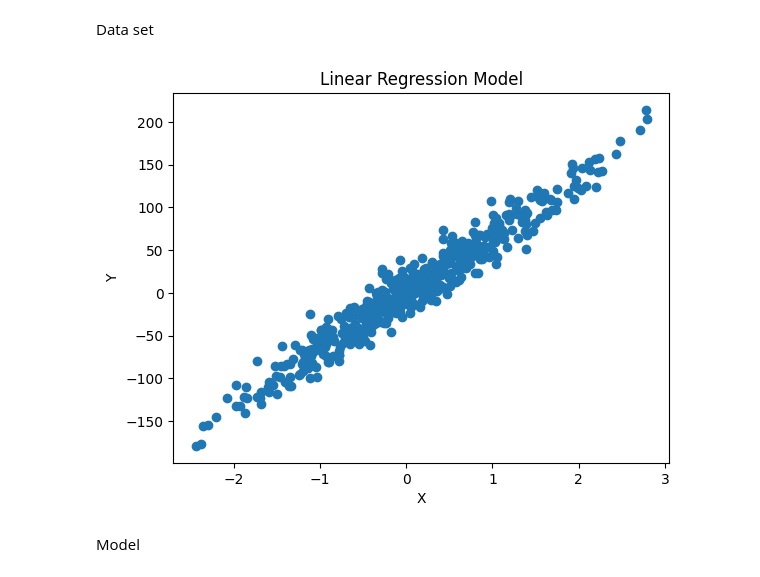
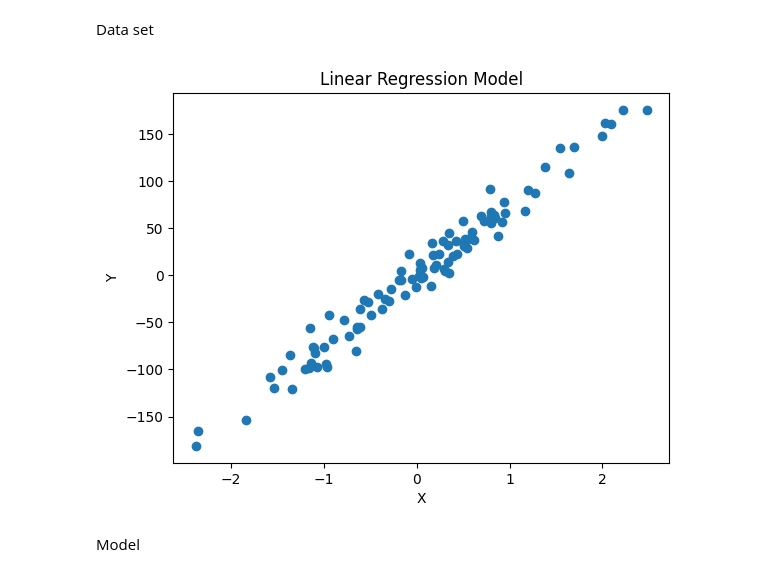
Before and after one commit to OgrodowskiJedrzej/Statistics, a Jupyter notebook: ML-algorithms/LinearRegression.ipynb, the cells around one changed output. Drawn from its saved outputs; the diff is of its cells as text; code cells hidden in the pictures.

```diff
--- a/ML-algorithms/LinearRegression.ipynb
+++ b/ML-algorithms/LinearRegression.ipynb
@@ -10,16 +10,16 @@ from sklearn.metrics import root_mean_squared_error
 # %% [markdown]
 Data set
 # %%
-X, y = datasets.make_regression(n_samples=500, n_features=1, noise=15, random_state=4)
+X, y = datasets.make_regression(n_samples=100, n_features=1, noise=15, random_state=4)
 XTrain, XTest, yTrain, yTest = train_test_split(X, y, test_size=0.2, random_state=1234)
 
 plt.title('Linear Regression Model')
 plt.xlabel('X')
 plt.ylabel('Y')
 plt.scatter(X, y)
 plt.show()
 # %% [output]
-[figure, old version]
+[figure, new version]
 # %% [markdown]
 Model
 # %%
```
Also changed, not shown: parts of 3 cells of this notebook.
